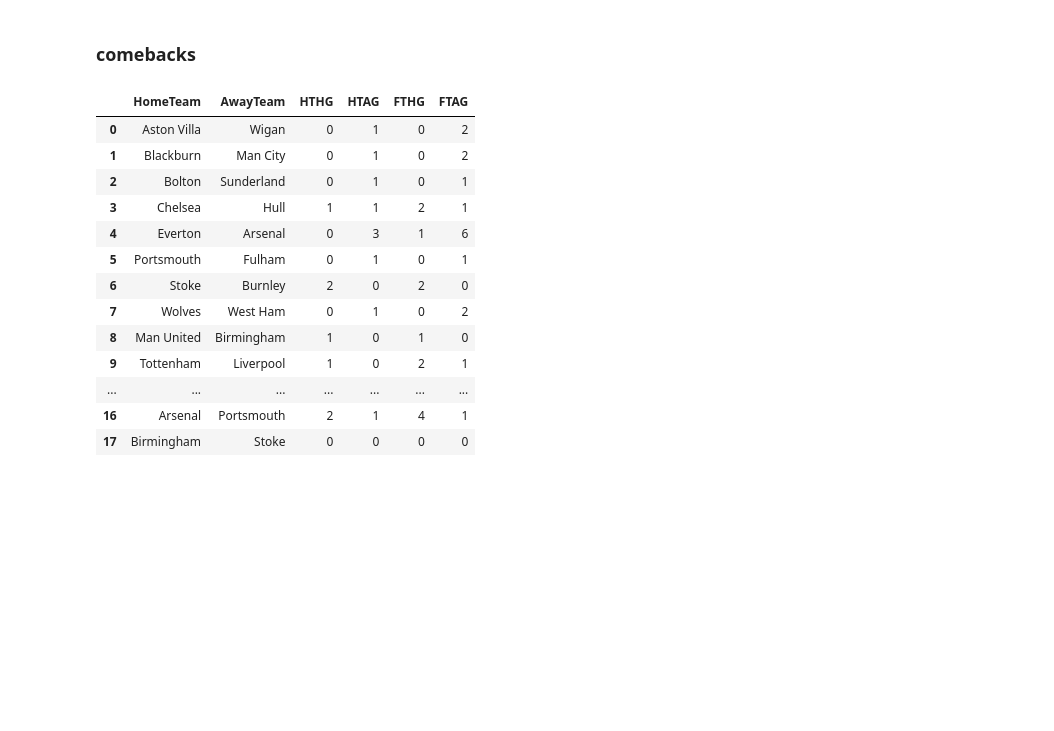
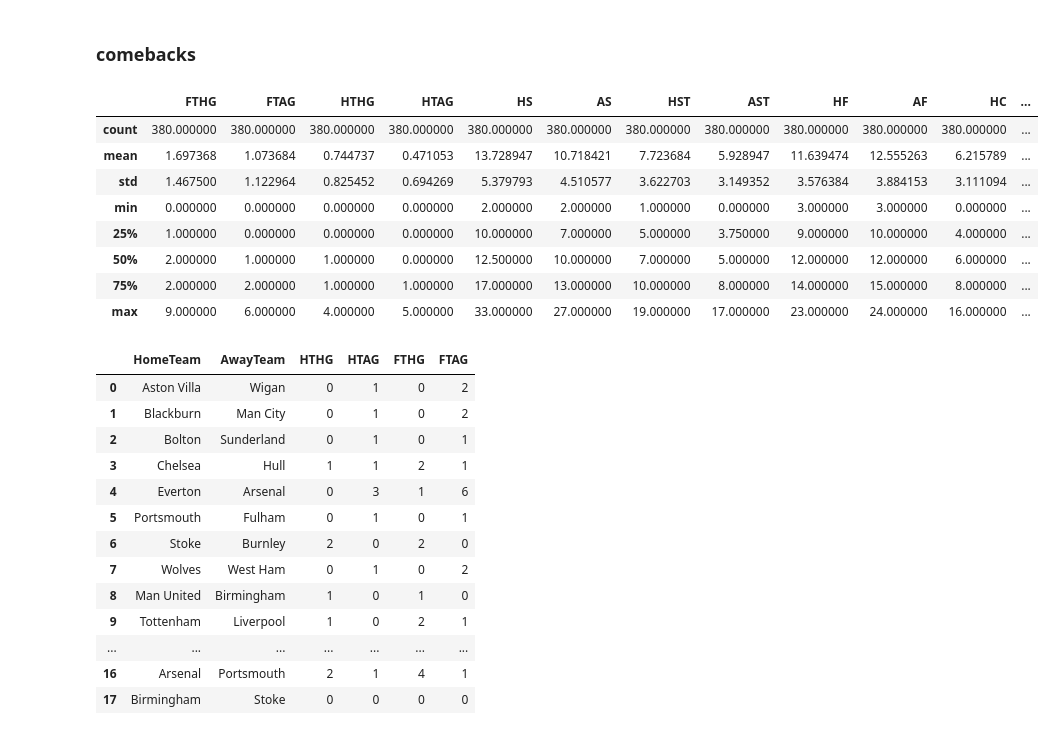
Before and after one commit to moustafa-karaki/premier_league, a Jupyter notebook: premier_league.ipynb, the cells around one changed output. Cells and saved outputs as stored; diff of their text form; code cells hidden in the pictures; blank space fills up the shorter version.

```diff
--- a/premier_league.ipynb
+++ b/premier_league.ipynb
@@ -244,6 +244,18 @@ percentage_shots09
 20.29683885890517
 # %% [markdown]
 ### comebacks
+# %%
+prem09.describe()
+# %% [output]
+|  | FTHG | FTAG | HTHG | HTAG | HS | AS | HST | AST | HF | AF | HC | ... |
+| count | 380.000000 | 380.000000 | 380.000000 | 380.000000 | 380.000000 | 380.000000 | 380.000000 | 380.000000 | 380.000000 | 380.000000 | 380.000000 | ... |
+| mean | 1.697368 | 1.073684 | 0.744737 | 0.471053 | 13.728947 | 10.718421 | 7.723684 | 5.928947 | 11.639474 | 12.555263 | 6.215789 | ... |
+| std | 1.467500 | 1.122964 | 0.825452 | 0.694269 | 5.379793 | 4.510577 | 3.622703 | 3.149352 | 3.576384 | 3.884153 | 3.111094 | ... |
+| min | 0.000000 | 0.000000 | 0.000000 | 0.000000 | 2.000000 | 2.000000 | 1.000000 | 0.000000 | 3.000000 | 3.000000 | 0.000000 | ... |
+| 25% | 1.000000 | 0.000000 | 0.000000 | 0.000000 | 10.000000 | 7.000000 | 5.000000 | 3.750000 | 9.000000 | 10.000000 | 4.000000 | ... |
+| 50% | 2.000000 | 1.000000 | 1.000000 | 0.000000 | 12.500000 | 10.000000 | 7.000000 | 5.000000 | 12.000000 | 12.000000 | 6.000000 | ... |
+| 75% | 2.000000 | 2.000000 | 1.000000 | 1.000000 | 17.000000 | 13.000000 | 10.000000 | 8.000000 | 14.000000 | 15.000000 | 8.000000 | ... |
+| max | 9.000000 | 6.000000 | 4.000000 | 5.000000 | 33.000000 | 27.000000 | 19.000000 | 17.000000 | 23.000000 | 24.000000 | 16.000000 | ... |
 # %%
 prem09.loc[:20, ["HomeTeam","AwayTeam","HTHG","HTAG","FTHG","FTAG" ]]
 # %% [output]
```
Also changed, not shown: parts of 2 cells of this notebook.
